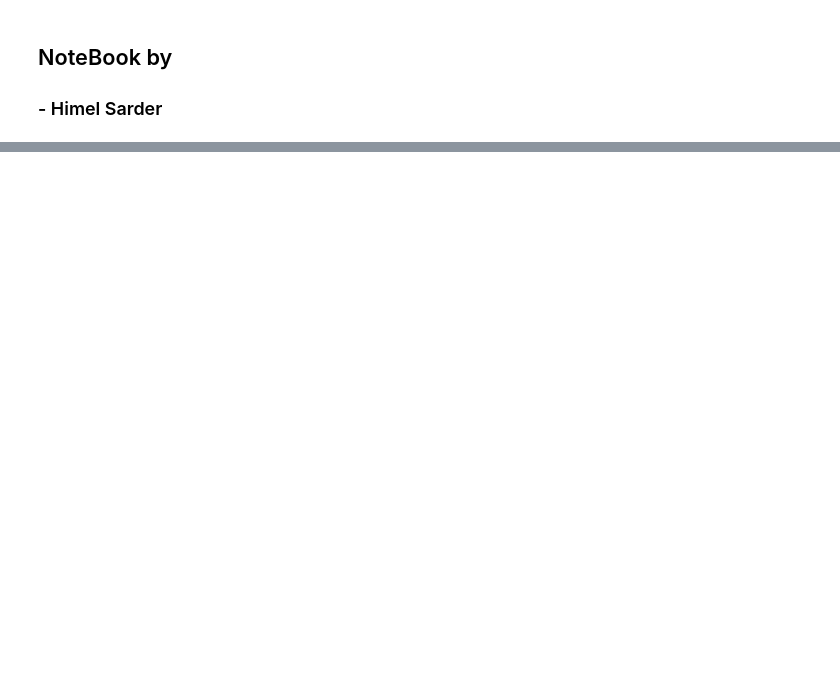
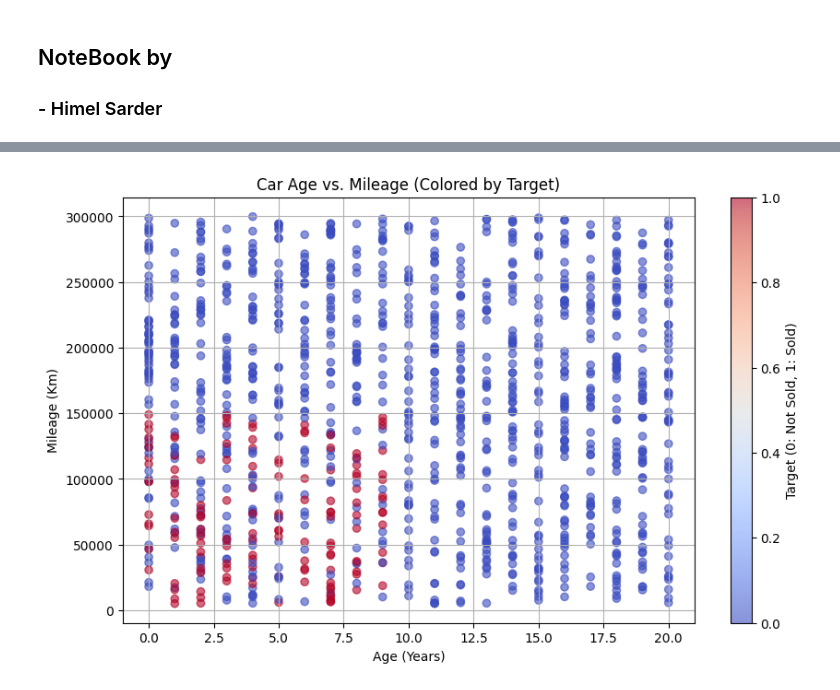
Before and after one commit to Himel-Sarder/100-Days-of-Machine-Learning-with-Himel, a Jupyter notebook: Binarization.ipynb, the cells around one changed output, grey strips where cells are left out. Saved outputs shown, nothing was run; the diff lists cells and outputs as text; code cells hidden in the pictures; blank space fills up the shorter version.

```diff
--- a/Binarization.ipynb
+++ b/Binarization.ipynb
@@ -53 +31,13 @@ plt.show()
+# %%
+# Scatter plot for Age vs. Mileage colored by Target
+plt.figure(figsize=(10, 6))
+scatter = plt.scatter(df["Age (Years)"], df["Mileage (Km)"], c=df["Target"], cmap="coolwarm", alpha=0.6)
+plt.colorbar(scatter, label="Target (0: Not Sold, 1: Sold)")
+plt.xlabel("Age (Years)")
+plt.ylabel("Mileage (Km)")
+plt.title("Car Age vs. Mileage (Colored by Target)")
+plt.grid(True)
+plt.show()
+# %% [output]
+[figure, added]
 # %%
```
Also changed, not shown: parts of 24 cells of this notebook.
